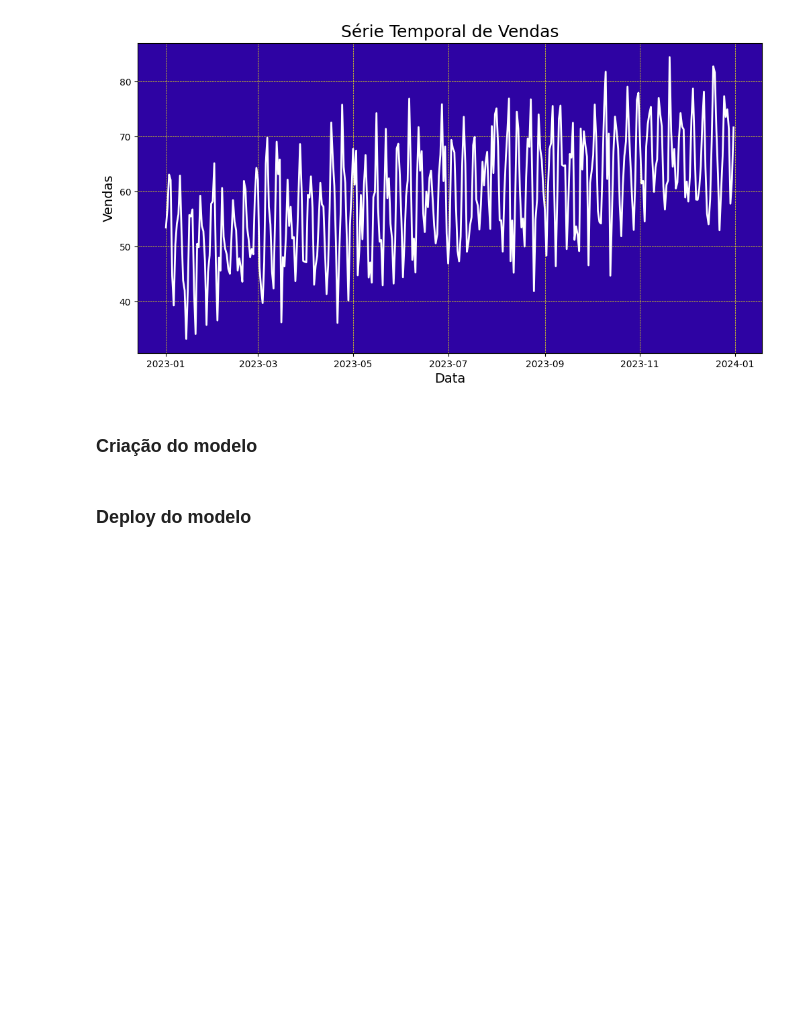
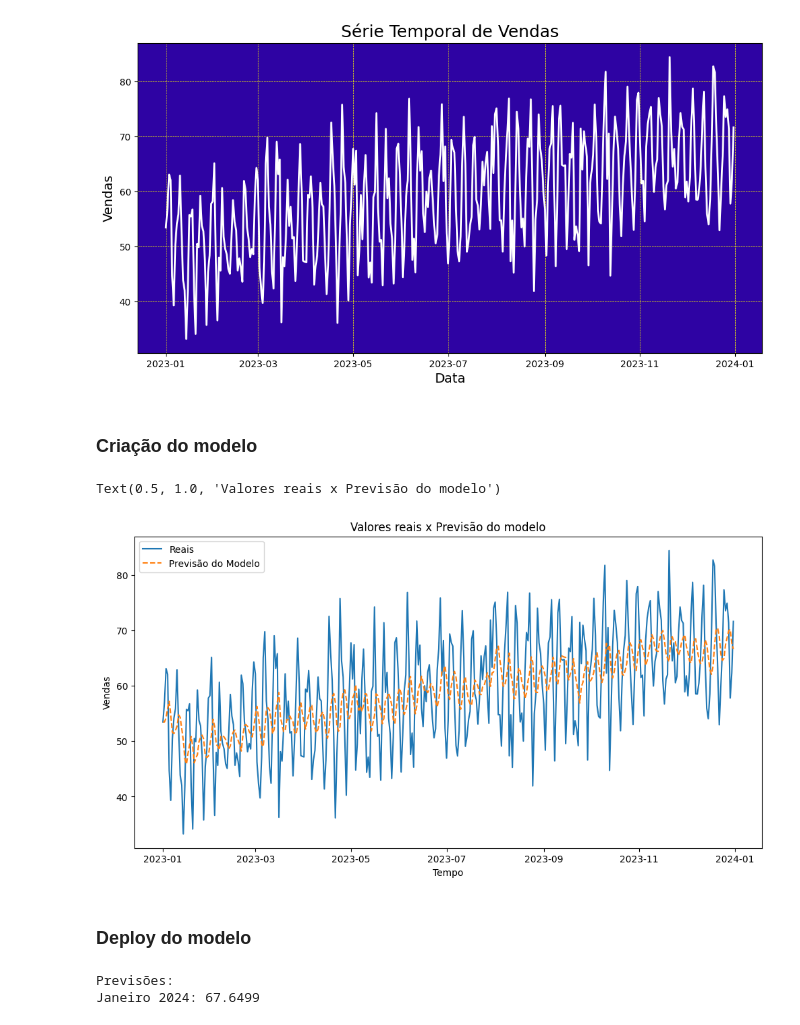
Before and after one commit to ciardileo/python_classes, a Jupyter notebook: courses/DSA/cap16/notebook.ipynb, the cells around one changed output. Cells and saved outputs as stored; diff of their text form; code cells hidden in the pictures; blank space fills up the shorter version.

Commit message:
finished studying series

```diff
--- a/courses/DSA/cap16/notebook.ipynb
+++ b/courses/DSA/cap16/notebook.ipynb
@@ -52,5 +88,35 @@ plt.show()
 [figure]
 # %% [markdown]
 ### Criação do modelo
+# %%
+# criação do modelo
+model = SimpleExpSmoothing(series)
+# %%
+# treino do modelo
+fit_model = model.fit(smoothing_level = 0.2)
+# %%
+# valores de previsão histórica: retorna uma série temporal desconsiderando os erros e seguindo uma linha mais suave
+values = fit_model.fittedvalues
+# %%
+# gráfico
+plt.figure(figsize=(12, 6))
+plt.plot(series, label="Valores Reais")
+plt.plot(values, label="Previsão do Modelo", linestyle="--")
+plt.xlabel("Tempo")
+plt.ylabel("Vendas")
+plt.legend()
+plt.title("Valores reais x Previsão do modelo")
+# %% [output]
+Text(0.5, 1.0, 'Valores reais x Previsão do modelo')
+[figure, added]
 # %% [markdown]
 ### Deploy do modelo
+# %%
+# forecast (previsão do futuro com o modelo)
+previsoes = fit_model.forecast(steps=1)
+
+print("Previsões:")
+print(f"Janeiro 2024: {round(previsoes.iloc[0], 4)}")
+# %% [output]
+Previsões:
+Janeiro 2024: 67.6499
```
Also changed, not shown: parts of 3 cells of this notebook.
